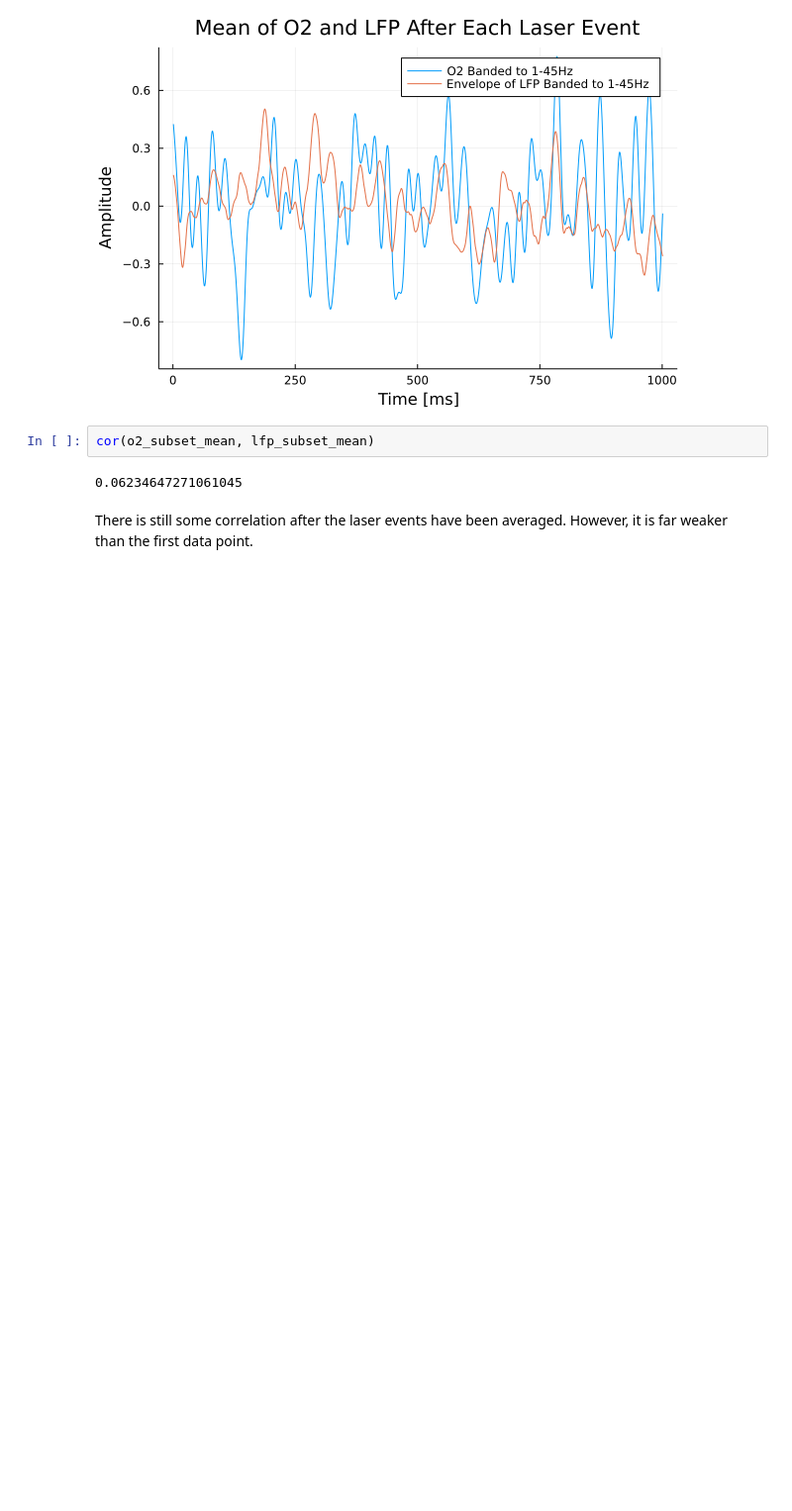
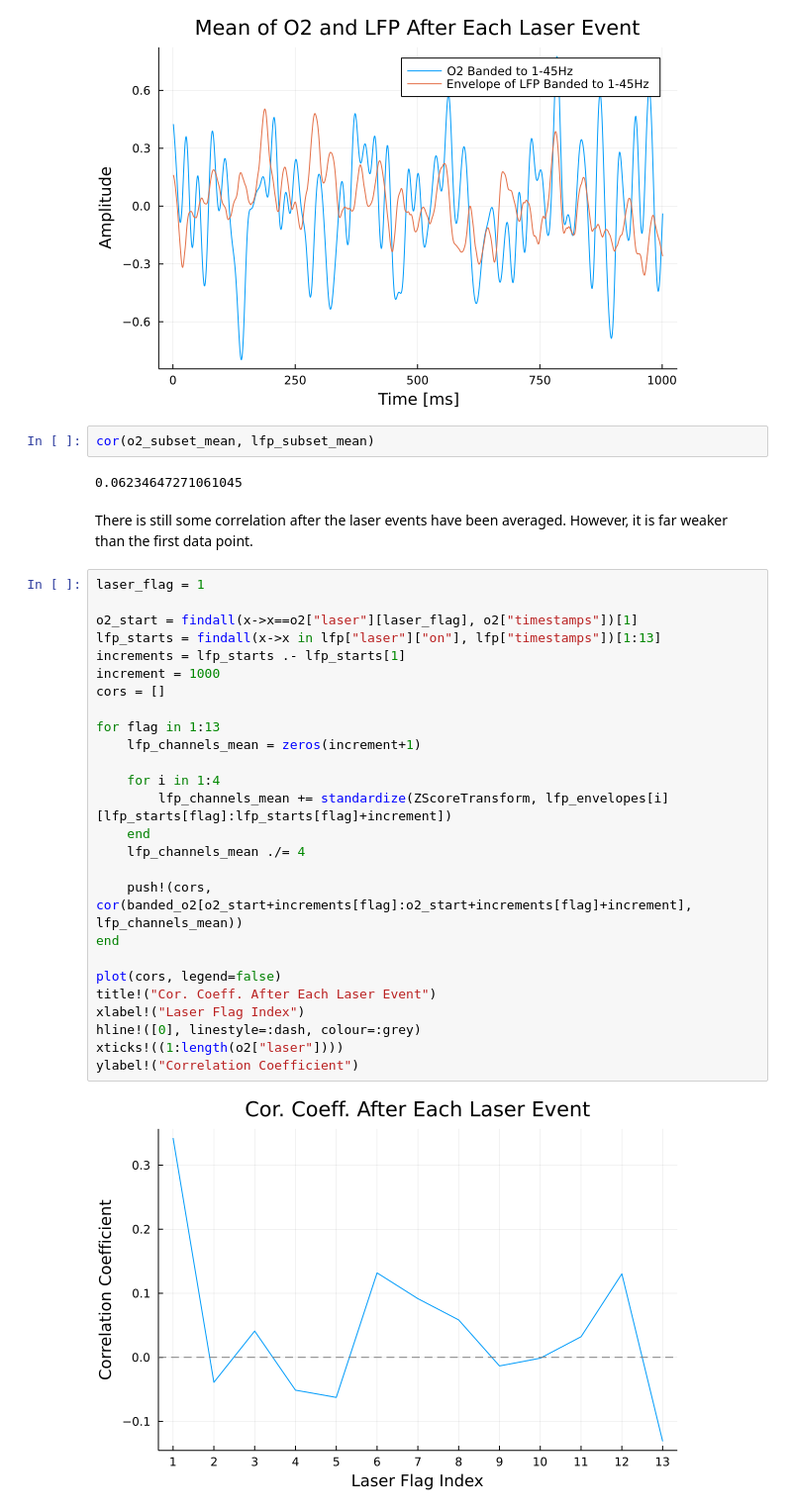
Before and after one commit to alexelwood14/O2-LFP-modelling, a Jupyter notebook: src/notebooks/laser-stim-feature.ipynb, the cells around one changed output. Shown at 99% size. Drawn from its saved outputs; the diff is of its cells as text; blank space fills up the shorter version.

```diff
--- a/src/notebooks/laser-stim-feature.ipynb
+++ b/src/notebooks/laser-stim-feature.ipynb
@@ -215,3 +215,31 @@ cor(o2_subset_mean, lfp_subset_mean)
 0.06234647271061045
 # %% [markdown]
 There is still some correlation after the laser events have been averaged. However, it is far weaker than the first data point.
+# %%
+laser_flag = 1
+
+o2_start = findall(x->x==o2["laser"][laser_flag], o2["timestamps"])[1]
+lfp_starts = findall(x->x in lfp["laser"]["on"], lfp["timestamps"])[1:13]
+increments = lfp_starts .- lfp_starts[1]
+increment = 1000
+cors = []
+
+for flag in 1:13
+    lfp_channels_mean = zeros(increment+1)
+
+    for i in 1:4
+        lfp_channels_mean += standardize(ZScoreTransform, lfp_envelopes[i][lfp_starts[flag]:lfp_starts[flag]+increment])
+    end
+    lfp_channels_mean ./= 4
+
+    push!(cors, cor(banded_o2[o2_start+increments[flag]:o2_start+increments[flag]+increment], lfp_channels_mean))
+end
+
+plot(cors, legend=false)
+title!("Cor. Coeff. After Each Laser Event")
+xlabel!("Laser Flag Index")
+hline!([0], linestyle=:dash, colour=:grey)
+xticks!((1:length(o2["laser"])))
+ylabel!("Correlation Coefficient")
+# %% [output]
+[figure, added]
```
Also changed, not shown: parts of 1 cell of this notebook.
